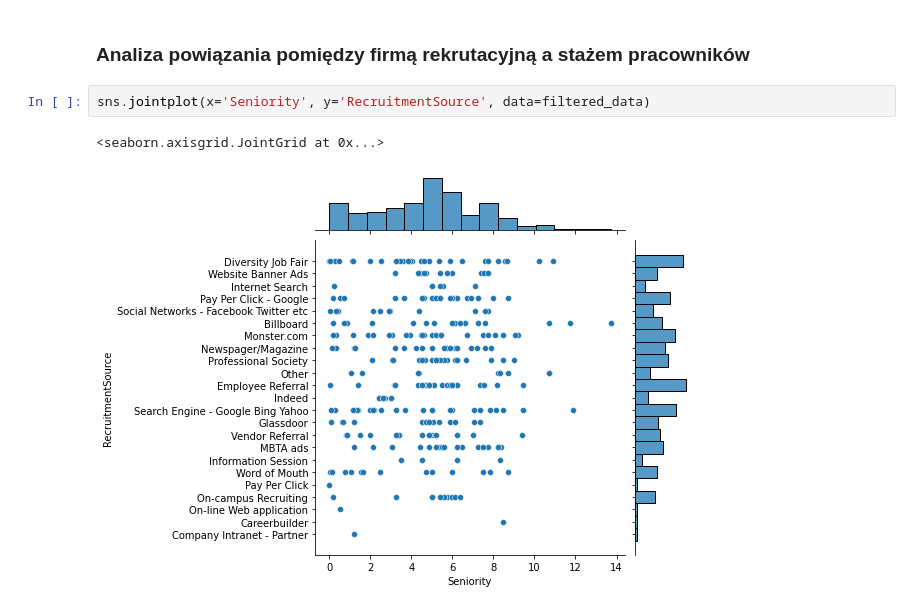
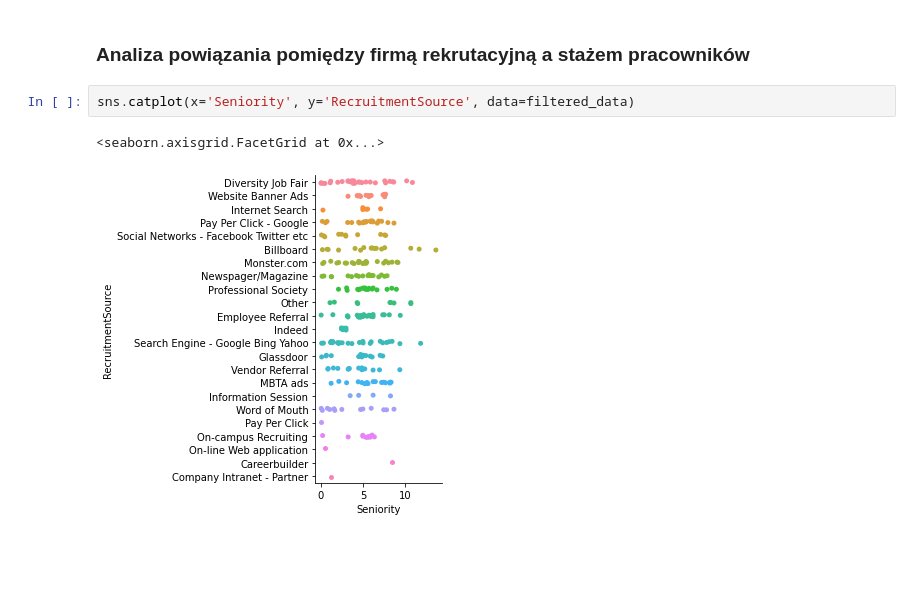
Before and after one commit to JBakunski/hr_data, a Jupyter notebook: hr.ipynb, the cells around one changed output. Drawn from its saved outputs; the diff is of its cells as text; blank space fills up the shorter version.

```diff
--- a/hr.ipynb
+++ b/hr.ipynb
@@ -73,8 +75,8 @@ filtered_data.head()
 # %% [markdown]
 ### Analiza powiązania pomiędzy firmą rekrutacyjną a stażem pracowników
 # %%
-sns.jointplot(x='Seniority', y='RecruitmentSource', data=filtered_data)
+sns.catplot(x='Seniority', y='RecruitmentSource', data=filtered_data)
 # %% [output]
-<seaborn.axisgrid.JointGrid at 0x...>
+<seaborn.axisgrid.FacetGrid at 0x...>
-[figure, old version]
+[figure, new version]
 # %%
```
Also changed, not shown: parts of 4 cells of this notebook.
